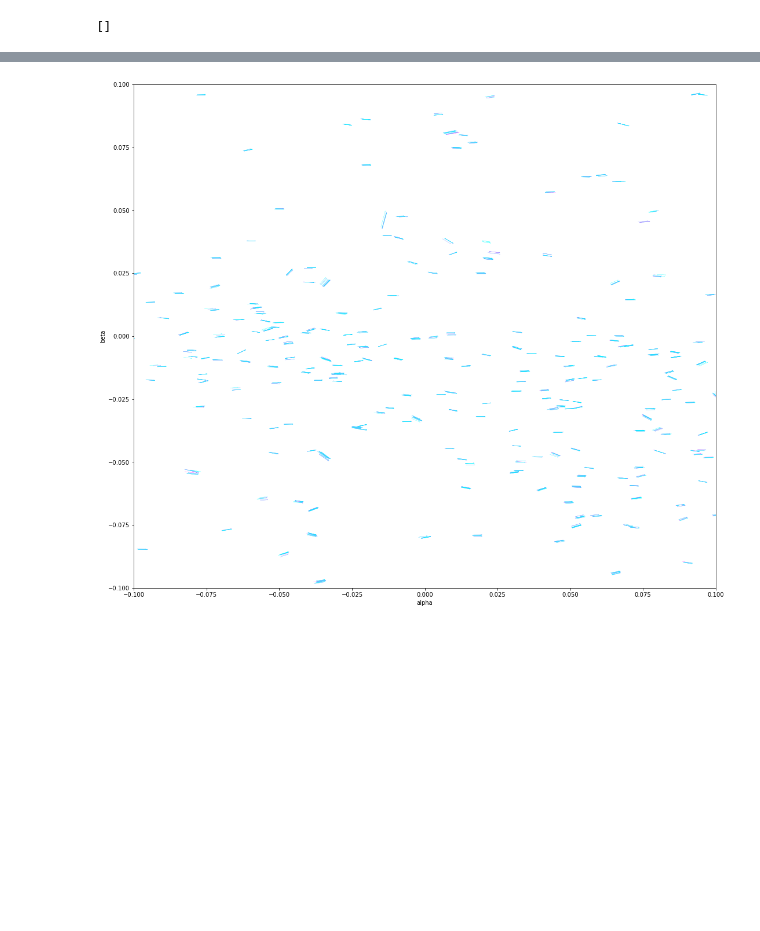
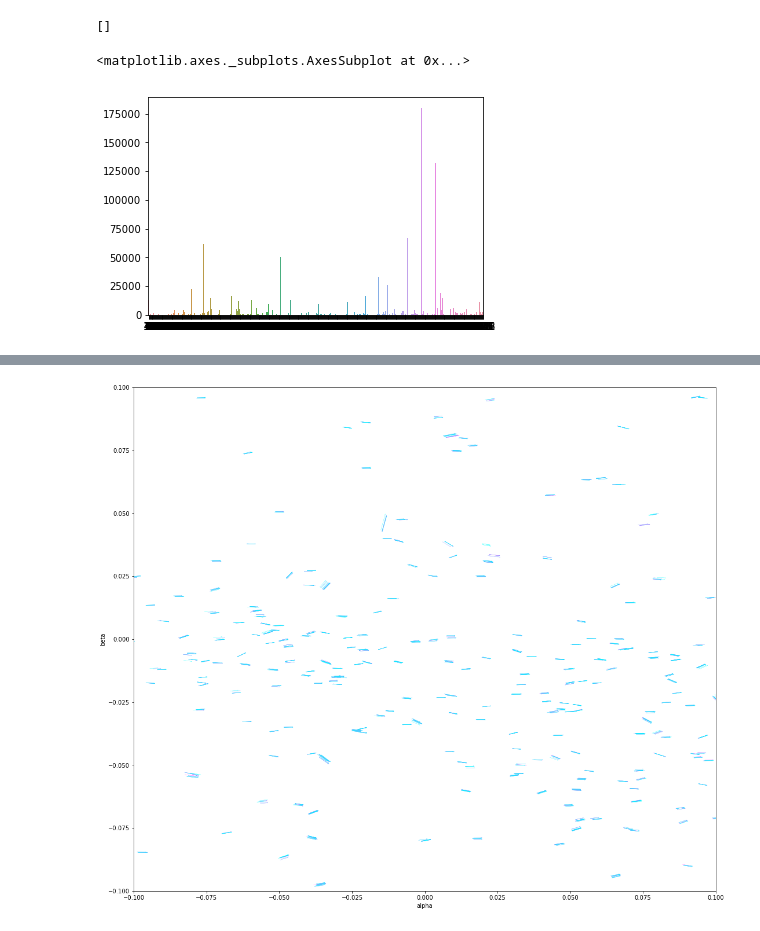
Before and after one commit to pblankley/itf_linking, a Jupyter notebook: linkitf/orbit_fitting.ipynb, the cells around one changed output, grey strips where cells are left out. Cells and saved outputs as stored; diff of their text form; code cells hidden in the pictures; blank space fills up the shorter version.

```diff
--- a/linkitf/orbit_fitting.ipynb
+++ b/linkitf/orbit_fitting.ipynb
@@ -190,9 +192,21 @@ agg_dict[12]
 []
 # %%
 cl = imp.reload(cl)
-par_results  = {}
+par_results,chi_res  = {},[]
 g,gdot = 0.4,0.0
 idxs = [1052,443,1815,560,776,2449]
 for idx in po:
-    all_res = = cl.full_fit_t_loss(util.lunation_center(n), g, gdot, agg_dict[idx])
+    all_res = cl.full_fit_t_loss(util.lunation_center(n), g, gdot, agg_dict[idx])
     par_results[idx] = all_res[0]
+    chi_res.append(all_res[2])
+# %%
+# del_idx = chi_res.index(max(chi_res))
+# del chi_res[del_idx]
+# del po[del_idx]
+
+sns.barplot(po,chi_res)
+
+# sorted(chi_res,reverse=True)
+# %% [output]
+<matplotlib.axes._subplots.AxesSubplot at 0x...>
+[figure, added]
```
Also changed, not shown: parts of 4 cells of this notebook, 3 other files.
